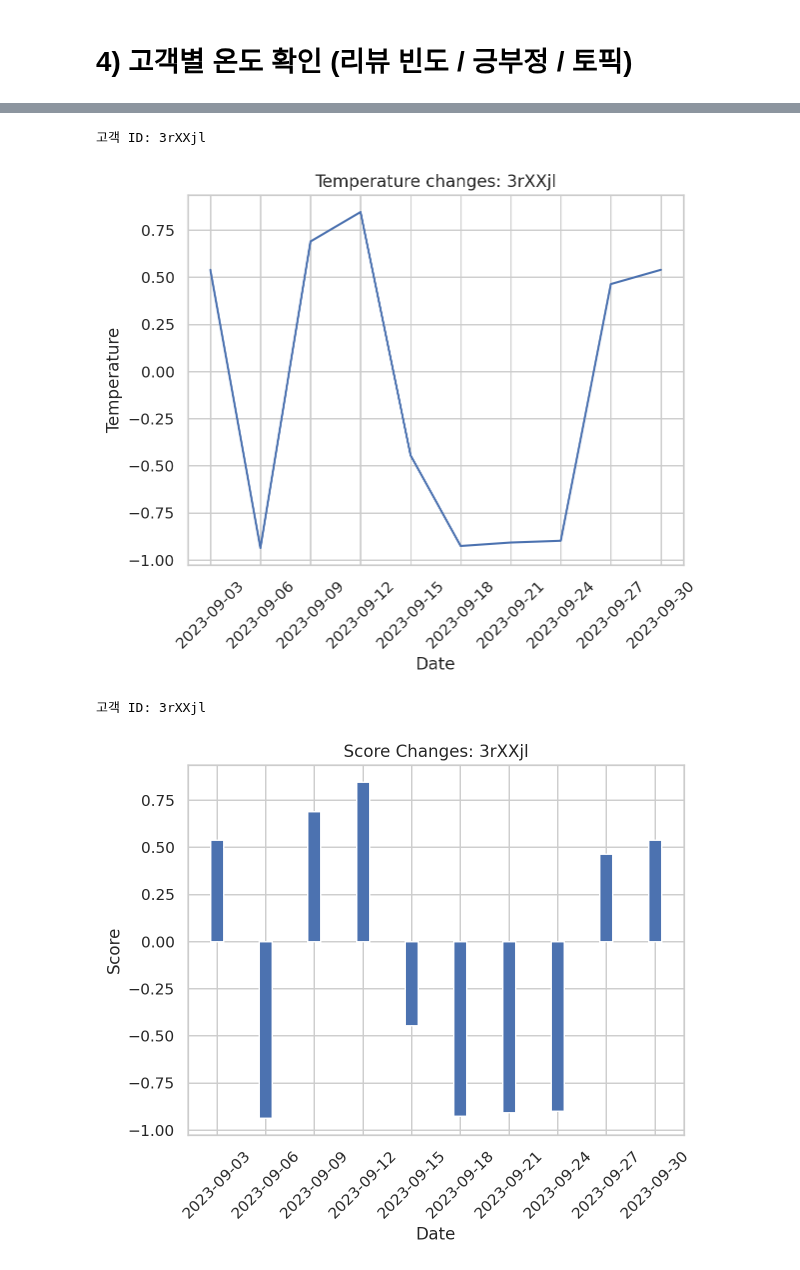
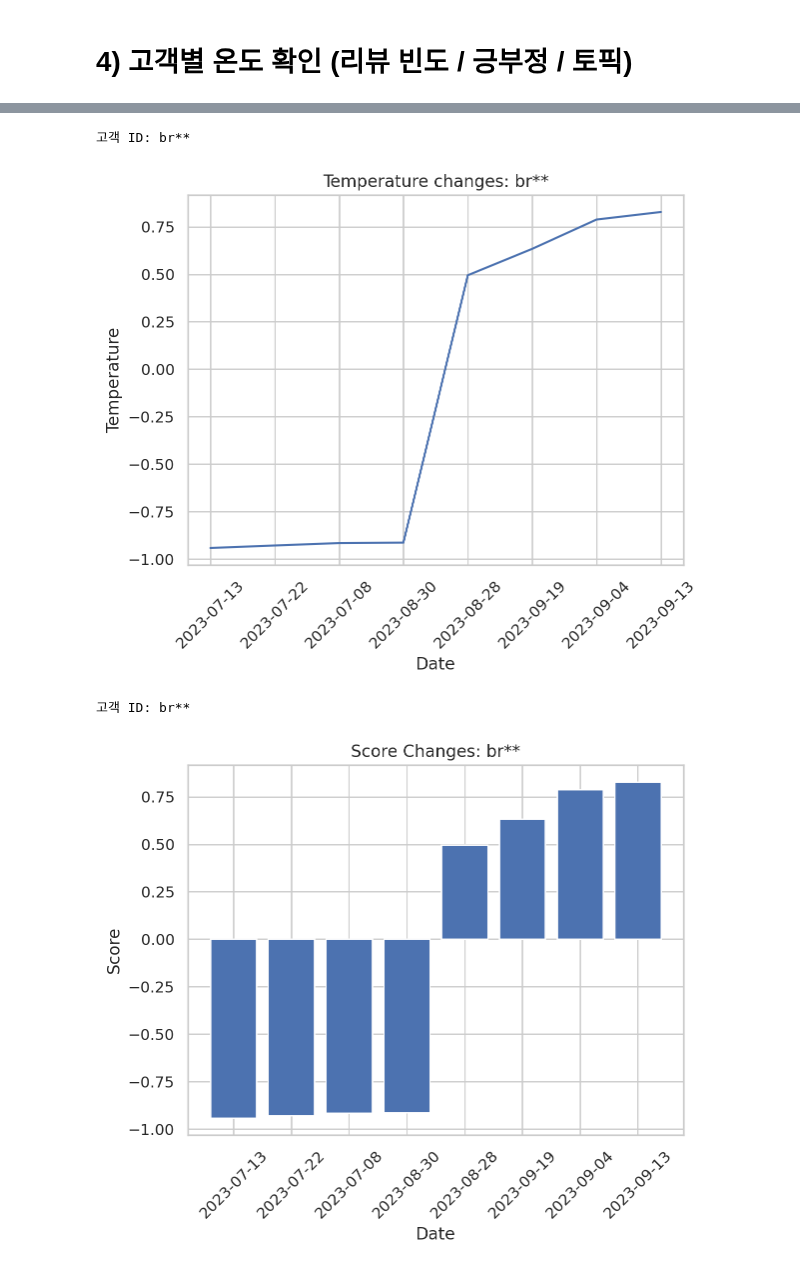
Before and after one commit to swoo-nam/BootCamp_project_final, a Jupyter notebook: 남상우_유예슬_임시데이터_전처리_ipynb의_사본.ipynb, the cells around one changed output, grey strips where cells are left out. Cells and saved outputs as stored; diff of their text form; code cells hidden in the pictures.

```diff
--- a/남상우_유예슬_임시데이터_전처리_ipynb의_사본.ipynb
+++ b/남상우_유예슬_임시데이터_전처리_ipynb의_사본.ipynb
@@ -100,4 +95,0 @@ pd.read_csv(f"{DATA_PATH}service1_9000_9000.csv").head(3)
-# %%
-# train = pd.read_csv(f"{DATA_PATH}service1_9000_9000.csv")
-train = pd.read_csv(f"{DATA_PATH}train_ft_38000_0918.csv")
-train.isnull().sum()
@@ -148,3 +95,0 @@ len(train[train['review'].str.len() <= 10])
-# %%
-train = train[train['review'].str.len() > 10]
-train
@@ -187,11 +95,0 @@ length
-# %%
-# 긍정 데이터를 랜덤으로 추출하기 위해 섞기
-shuffled_train_pos = train_pos.sample(frac=1, random_state=42)
-shuffled_train_neg = train_neg.sample(frac=1, random_state=42)
-
-train_pos = shuffled_train_pos.iloc[:50].reset_index(drop=True)
-train_neg = shuffled_train_neg.iloc[:50].reset_index(drop=True)
-
-# 데이터 합치기
-train = pd.concat([train_neg, train_pos], ignore_index=True)
-train['sentiment'].value_counts().sort_index()
@@ -202,4 +95,0 @@ Name: sentiment, dtype: int64
-# %%
-# 다시 섞기
-train = train.sample(frac=1, random_state=42).reset_index(drop=True)
-train
@@ -706,7 +400,8 @@ temp_df
 # %%
 input_id = input("고객 ID: ")
 
-id_df = temp_df[temp_df['ID'] == input_id]
+# id_df = temp_df[temp_df['ID'] == input_id]
+id_df = train[train['ID'] == input_id]
 
 if not id_df.empty:
     plt.plot(id_df['date'], id_df['score'])
@@ -718,22 +413,23 @@ if not id_df.empty:
 else:
     print(f"{input_id} : 없는 ID 입니다.")
 # %% [output]
-고객 ID: 3rXXjl
+고객 ID: br**
-[figure, old version]
+[figure, new version]
 # %%
 input_id = input("고객 ID: ")
 
-id_df = temp_df[temp_df['ID'] == input_id]
+# id_df = temp_df[temp_df['ID'] == input_id]
+id_df = train[train['ID'] == input_id]
 
 if not id_df.empty:
     plt.bar(id_df['date'], id_df['score'])
     plt.xlabel('Date')
     plt.ylabel('Score')
     plt.title(f'Score Changes: {input_id}')
     plt.xticks(id_df['date'], rotation=45)
     plt.show()
 else:
     print(f"{input_id}: 해당 ID가 없습니다.")
 # %% [output]
-고객 ID: 3rXXjl
+고객 ID: br**
-[figure, old version]
+[figure, new version]
```
Also changed, not shown: parts of 60 cells of this notebook.
